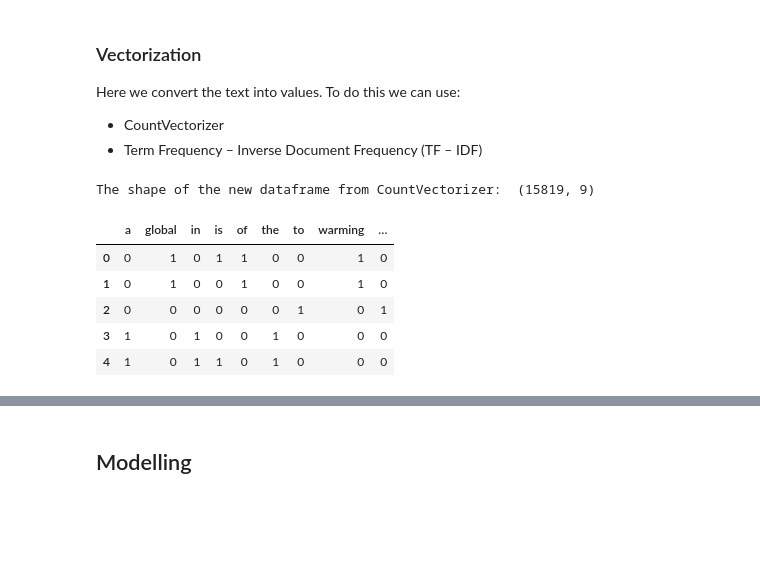
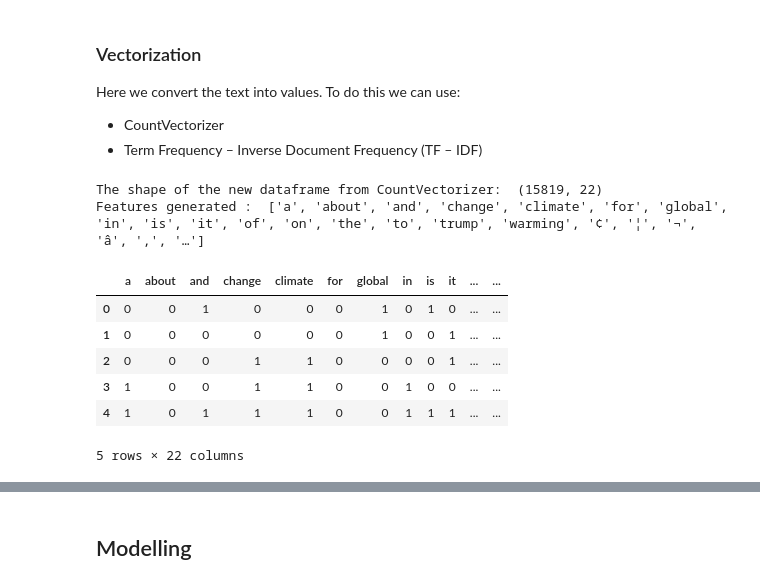
Before and after one commit to EricMbuthia/Explore-Classification-Team-6, a Jupyter notebook: Advanced Classification Team 6.ipynb, the cells around one changed output, grey strips where cells are left out. Saved outputs shown, nothing was run; the diff lists cells and outputs as text; code cells hidden in the pictures; blank space fills up the shorter version.

```diff
--- a/Advanced Classification Team 6.ipynb
+++ b/Advanced Classification Team 6.ipynb
@@ -326,30 +339,35 @@ To do this we can use:
 # %%
 #countvectorizer
 vect = CountVectorizer(analyzer = lambda x: x ,
-                        #ngram_range=(1,2),
-                        max_df=0.5,
-                        min_df=0.2)
+                       #max_features=20,
+                       #ngram_range=(2,2),
+                       max_df=0.9,
+                       min_df=0.1)
 #fit and transorm data
 vect.fit(train_set['lemma'])
 X = vect.transform(train_set['lemma'])
 
 #transform vectorized data to an array
 my_array = X.toarray()
 
 #transform back to a dataframe
 cv_train_df = pd.DataFrame(my_array, columns=vect.get_feature_names())
 
 print ('The shape of the new dataframe from CountVectorizer: ', cv_train_df.shape )
 
+print ('Features generated : ' , vect.get_feature_names())
+
 cv_train_df.head()
 # %% [output]
-The shape of the new dataframe from CountVectorizer:  (15819, 9)
+The shape of the new dataframe from CountVectorizer:  (15819, 22)
+Features generated :  ['a', 'about', 'and', 'change', 'climate', 'for', 'global', 'in', 'is', 'it', 'of', 'on', 'the', 'to', 'trump', 'warming', '¢', '¦', '¬', 'â', '‚', '…']
-|  | a | global | in | is | of | the | to | warming | … |
-| 0 | 0 | 1 | 0 | 1 | 1 | 0 | 0 | 1 | 0 |
-| 1 | 0 | 1 | 0 | 0 | 1 | 0 | 0 | 1 | 0 |
-| 2 | 0 | 0 | 0 | 0 | 0 | 0 | 1 | 0 | 1 |
-| 3 | 1 | 0 | 1 | 0 | 0 | 1 | 0 | 0 | 0 |
-| 4 | 1 | 0 | 1 | 1 | 0 | 1 | 0 | 0 | 0 |
+|  | a | about | and | change | climate | for | global | in | is | it | ... | ... |
+| 0 | 0 | 0 | 1 | 0 | 0 | 0 | 1 | 0 | 1 | 0 | ... | ... |
+| 1 | 0 | 0 | 0 | 0 | 0 | 0 | 1 | 0 | 0 | 1 | ... | ... |
+| 2 | 0 | 0 | 0 | 1 | 1 | 0 | 0 | 0 | 0 | 1 | ... | ... |
+| 3 | 1 | 0 | 0 | 1 | 1 | 0 | 0 | 1 | 0 | 0 | ... | ... |
+| 4 | 1 | 0 | 1 | 1 | 1 | 0 | 0 | 1 | 1 | 1 | ... | ... |
+5 rows × 22 columns
 # %%
 #TF-IDF
 tf_vect = TfidfVectorizer(analyzer = lambda x: x ,
```
Also changed, not shown: parts of 45 cells of this notebook.
